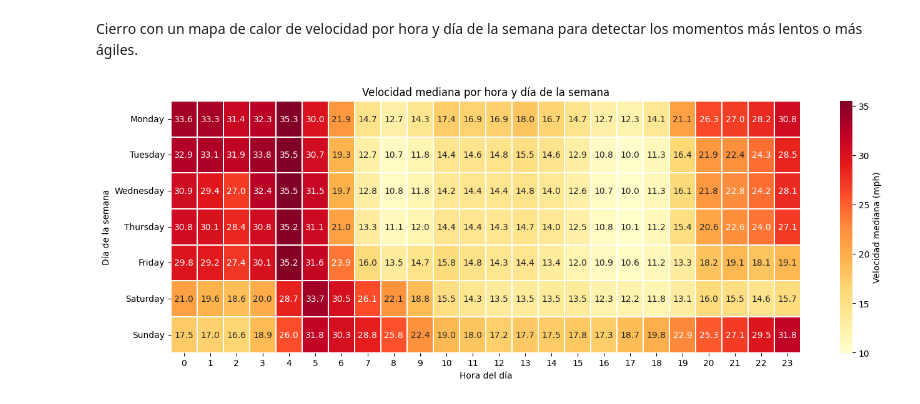
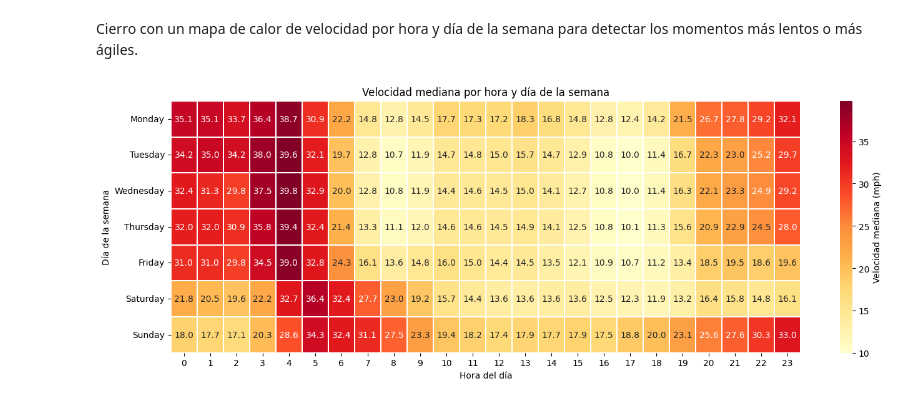
Before and after one commit to malcolmdpc/patrones-lab, a Jupyter notebook: 2026-03_taxi-trip-chicago/notebooks/02_taxi_trip_chicago_eda.ipynb, the cells around one changed output. Saved outputs shown, nothing was run; the diff lists cells and outputs as text; code cells hidden in the pictures.

```diff
--- a/2026-03_taxi-trip-chicago/notebooks/02_taxi_trip_chicago_eda.ipynb
+++ b/2026-03_taxi-trip-chicago/notebooks/02_taxi_trip_chicago_eda.ipynb
@@ -1178,11 +1167,6 @@ import matplotlib.pyplot as plt
 import seaborn as sns
 
 plot_df = df[["trip_weekday_num", "trip_weekday", "trip_hour", "speed_mph"]].dropna().copy()
-plot_df = plot_df[plot_df["speed_mph"] > 0].copy()
-
-# recorte solo visual
-p99 = plot_df["speed_mph"].quantile(0.99)
-plot_df = plot_df[plot_df["speed_mph"] <= p99].copy()
 
 speed_hour_weekday = (
     plot_df.groupby(["trip_weekday_num", "trip_weekday", "trip_hour"])["speed_mph"]
@@ -1194,31 +1178,31 @@ weekday_order = (
     speed_hour_weekday[["trip_weekday_num", "trip_weekday"]]
     .drop_duplicates()
     .sort_values("trip_weekday_num")["trip_weekday"]
     .tolist()
 )
 
 heatmap_data = (
     speed_hour_weekday
     .pivot(index="trip_weekday", columns="trip_hour", values="median_speed")
     .reindex(index=weekday_order, columns=range(24))
 )
 
 plt.figure(figsize=(14, 5))
 
 sns.heatmap(
     heatmap_data,
     cmap="YlOrRd",
     annot=True,
     fmt=".1f",
     linewidths=0.3,
     linecolor="white",
     cbar_kws={"label": "Velocidad mediana (mph)"}
 )
 
 plt.title("Velocidad mediana por hora y día de la semana")
 plt.xlabel("Hora del día")
 plt.ylabel("Día de la semana")
 plt.tight_layout()
 plt.show()
 # %% [output]
-[figure, old version]
+[figure, new version]
```
Also changed, not shown: parts of 17 cells of this notebook.
